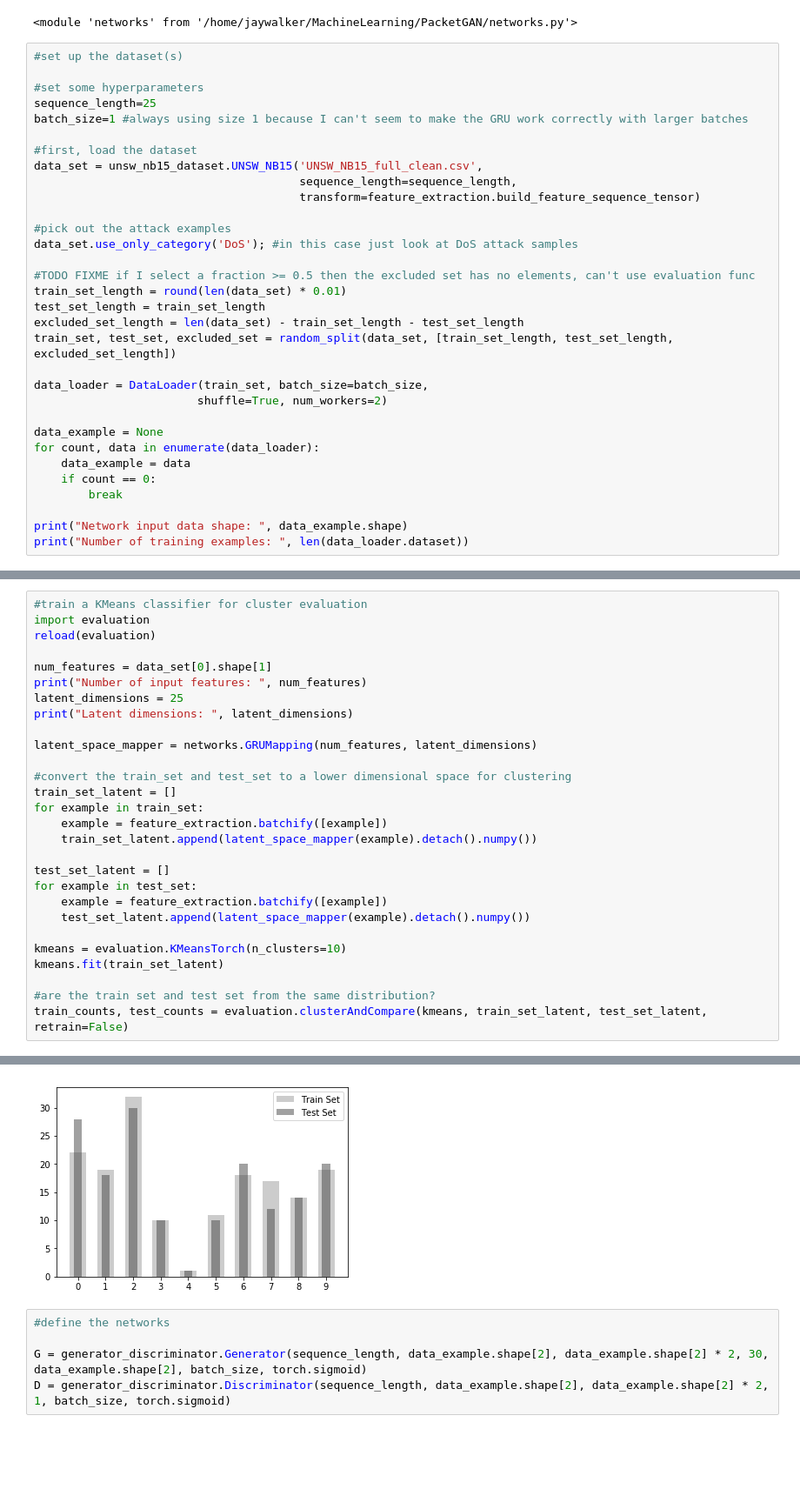
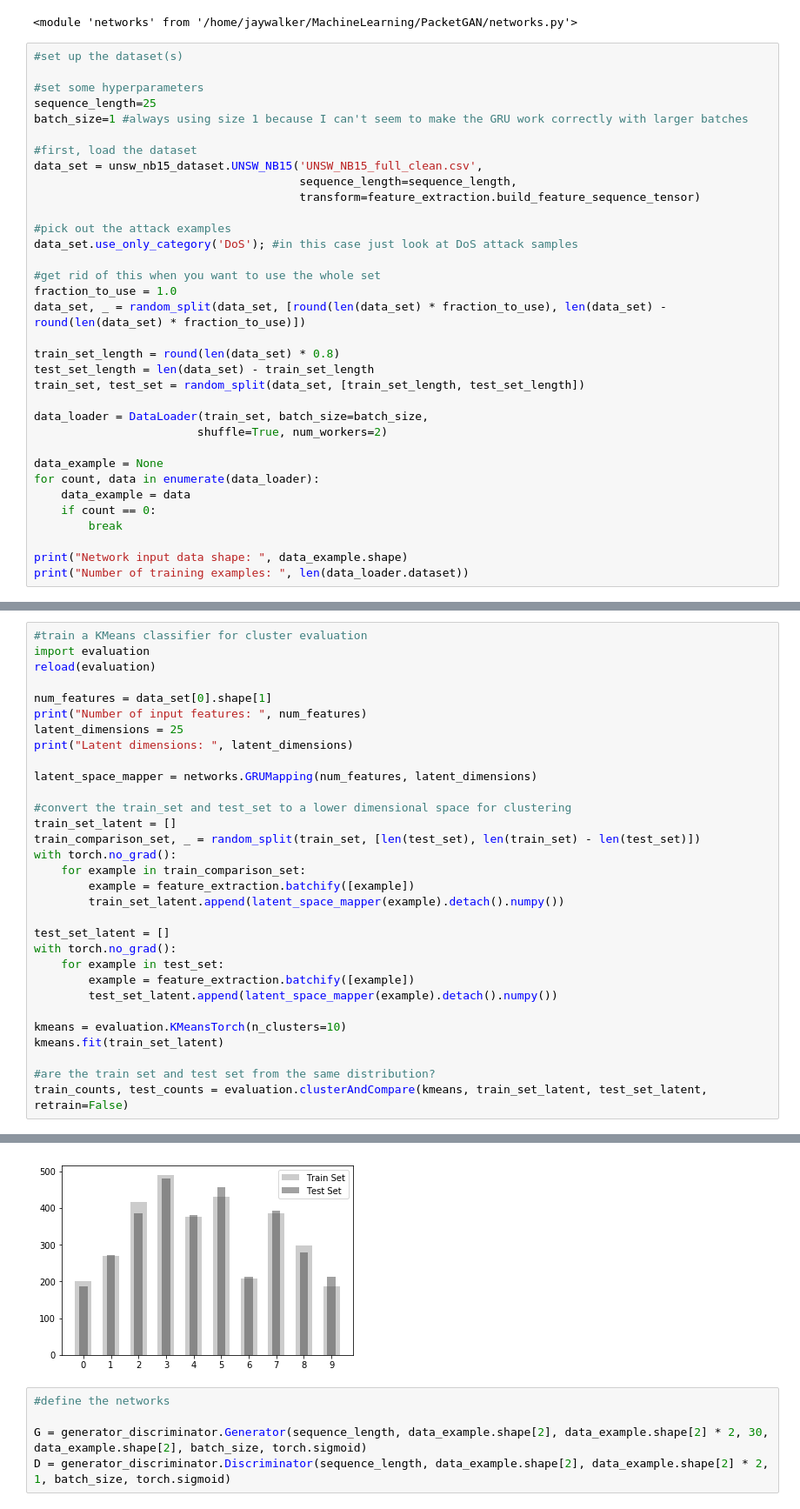
Before and after one commit to JayWalker512/PacketGAN, a Jupyter notebook: PacketGAN.ipynb, the cells around one changed output, grey strips where cells are left out. Shown at 87% size. Drawn from its saved outputs; the diff is of its cells as text; blank space fills up the shorter version.

```diff
--- a/PacketGAN.ipynb
+++ b/PacketGAN.ipynb
@@ -40,11 +40,13 @@ data_set = unsw_nb15_dataset.UNSW_NB15('UNSW_NB15_full_clean.csv',
 #pick out the attack examples
 data_set.use_only_category('DoS'); #in this case just look at DoS attack samples
 
-#TODO FIXME if I select a fraction >= 0.5 then the excluded set has no elements, can't use evaluation func
-train_set_length = round(len(data_set) * 0.01)
-test_set_length = train_set_length
-excluded_set_length = len(data_set) - train_set_length - test_set_length
-train_set, test_set, excluded_set = random_split(data_set, [train_set_length, test_set_length, excluded_set_length])
+#get rid of this when you want to use the whole set
+fraction_to_use = 1.0
+data_set, _ = random_split(data_set, [round(len(data_set) * fraction_to_use), len(data_set) - round(len(data_set) * fraction_to_use)])
+
+train_set_length = round(len(data_set) * 0.8)
+test_set_length = len(data_set) - train_set_length
+train_set, test_set = random_split(data_set, [train_set_length, test_set_length])
 
 data_loader = DataLoader(train_set, batch_size=batch_size,
                         shuffle=True, num_workers=2)
@@ -74,14 +76,17 @@ latent_space_mapper = networks.GRUMapping(num_features, latent_dimensions)
 
 #convert the train_set and test_set to a lower dimensional space for clustering
 train_set_latent = []
-for example in train_set:
-    example = feature_extraction.batchify([example])
-    train_set_latent.append(latent_space_mapper(example).detach().numpy())
+train_comparison_set, _ = random_split(train_set, [len(test_set), len(train_set) - len(test_set)])
+with torch.no_grad():
+    for example in train_comparison_set:
+        example = feature_extraction.batchify([example])
+        train_set_latent.append(latent_space_mapper(example).detach().numpy())
 
 test_set_latent = []
-for example in test_set:
-    example = feature_extraction.batchify([example])
-    test_set_latent.append(latent_space_mapper(example).detach().numpy())
+with torch.no_grad():
+    for example in test_set:
+        example = feature_extraction.batchify([example])
+        test_set_latent.append(latent_space_mapper(example).detach().numpy())
 
 kmeans = evaluation.KMeansTorch(n_clusters=10)
 kmeans.fit(train_set_latent)
@@ -93,5 +98,5 @@ Number of input features:  275
 Latent dimensions:  25
-[figure, old version]
+[figure, new version]
 # %%
 #define the networks
 
```
Also changed, not shown: parts of 5 cells of this notebook, 2 other files.
